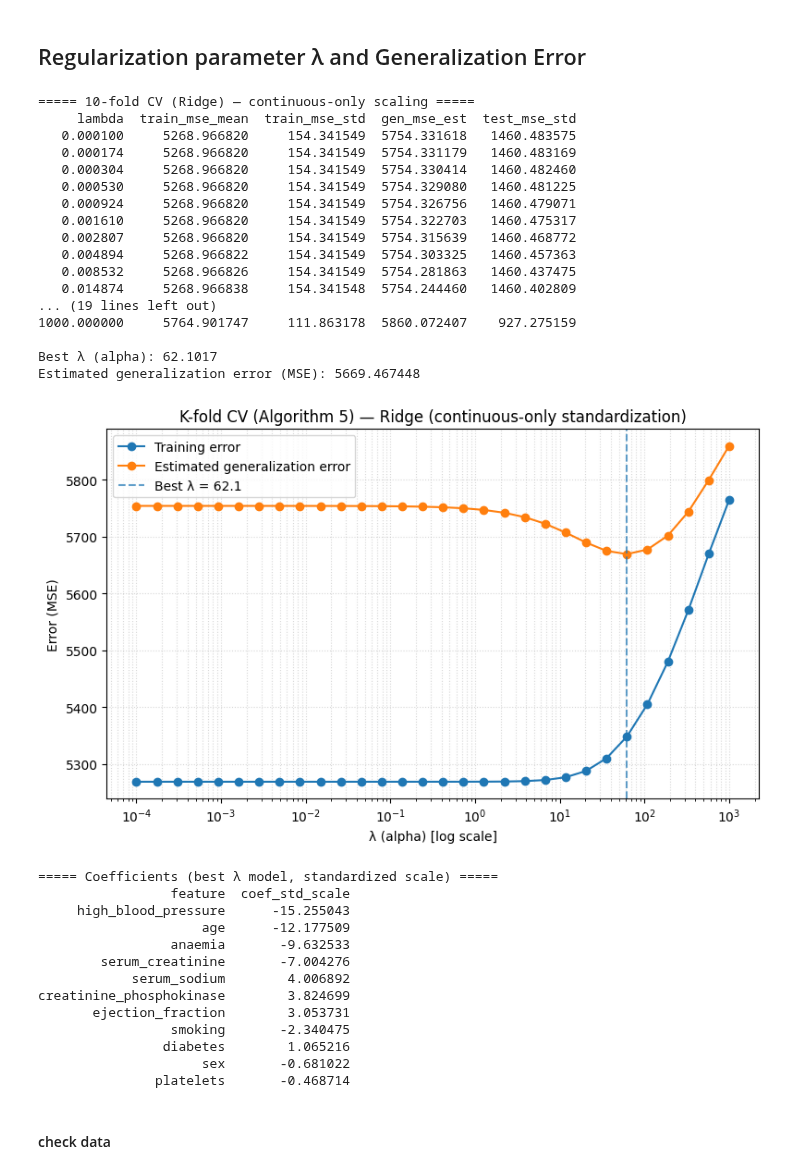
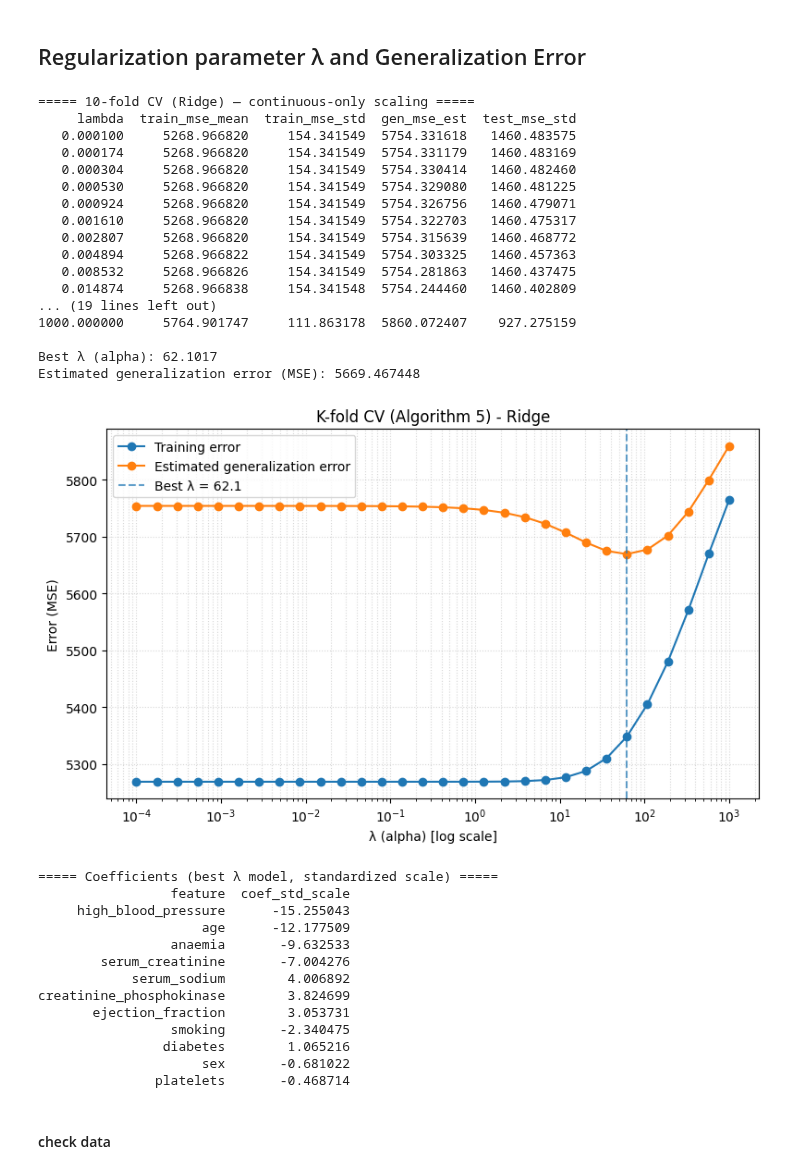
Before and after one commit to andregodinhodtu/02452---Machine-Learning---Project, a Jupyter notebook: report_2/code/notebooks/regression/1_reg_part_A_linear_regression.ipynb, the cells around one changed output. Cells and saved outputs as stored; diff of their text form; code cells hidden in the pictures.

```diff
--- a/report_2/code/notebooks/regression/1_reg_part_A_linear_regression.ipynb
+++ b/report_2/code/notebooks/regression/1_reg_part_A_linear_regression.ipynb
@@ -182,7 +182,7 @@ plt.semilogx(lambdas, cv_table["gen_mse_est"],  marker="o", label="Estimated gen
 plt.axvline(best_lambda, linestyle="--", alpha=0.7, label=f"Best λ = {best_lambda:.3g}")
 plt.xlabel("λ (alpha) [log scale]")
 plt.ylabel("Error (MSE)")
-plt.title("K-fold CV (Algorithm 5) — Ridge (continuous-only standardization)")
+plt.title("K-fold CV (Algorithm 5) - Ridge")
 plt.legend()
 plt.grid(True, which="both", ls=":", alpha=0.5)
 plt.tight_layout()
@@ -206,34 +206,34 @@ X_std_full.loc[:, continuous_cols] = (X_std_full[continuous_cols] - mu_full) / s
 
 # Fit final ridge with best λ
 best_model = Ridge(alpha=best_lambda, random_state=42)
 best_model.fit(X_std_full, y)
 
 coef_table = pd.DataFrame({
     "feature": X_std_full.columns,
     "coef_std_scale": best_model.coef_
 }).sort_values("coef_std_scale", key=np.abs, ascending=False)
 
 print("\n===== Coefficients (best λ model, standardized scale) =====")
 print(coef_table.to_string(index=False, float_format=lambda v: f"{v:.6f}"))
 # %% [output]
 ===== 10-fold CV (Ridge) — continuous-only scaling =====
      lambda  train_mse_mean  train_mse_std  gen_mse_est  test_mse_std
    0.000100     5268.966820     154.341549  5754.331618   1460.483575
    0.000174     5268.966820     154.341549  5754.331179   1460.483169
    0.000304     5268.966820     154.341549  5754.330414   1460.482460
    0.000530     5268.966820     154.341549  5754.329080   1460.481225
    0.000924     5268.966820     154.341549  5754.326756   1460.479071
    0.001610     5268.966820     154.341549  5754.322703   1460.475317
    0.002807     5268.966820     154.341549  5754.315639   1460.468772
    0.004894     5268.966822     154.341549  5754.303325   1460.457363
    0.008532     5268.966826     154.341549  5754.281863   1460.437475
    0.014874     5268.966838     154.341548  5754.244460   1460.402809
 ... (19 lines left out)
 1000.000000     5764.901747     111.863178  5860.072407    927.275159
 
 Best λ (alpha): 62.1017
 Estimated generalization error (MSE): 5669.467448
-[figure, old version]
+[figure, new version]
 ===== Coefficients (best λ model, standardized scale) =====
                  feature  coef_std_scale
      high_blood_pressure      -15.255043
```
